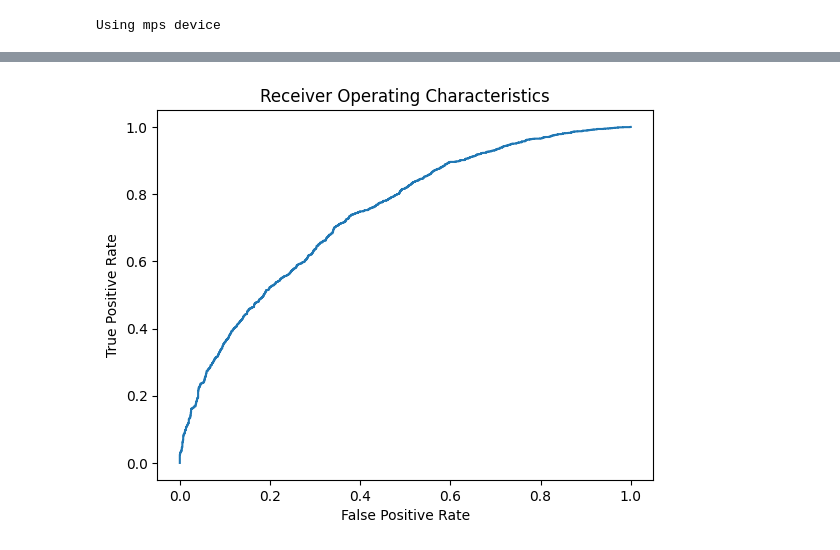
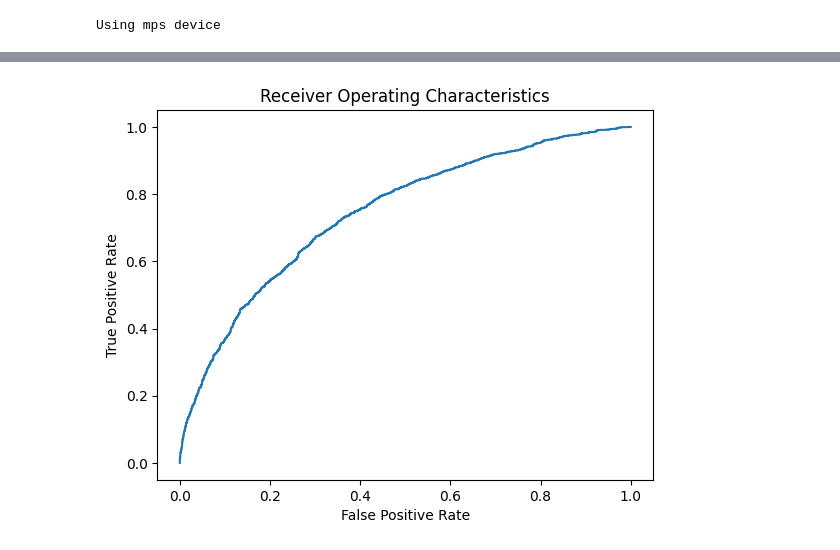
Before and after one commit to dsw225/TennisPredictionModel, a Jupyter notebook: breakpoint/tennis_analyzer_v2.ipynb, the cells around one changed output, grey strips where cells are left out. Cells and saved outputs as stored; diff of their text form; code cells hidden in the pictures.

```diff
--- a/breakpoint/tennis_analyzer_v2.ipynb
+++ b/breakpoint/tennis_analyzer_v2.ipynb
@@ -45,7 +45,7 @@ import joblib
 
 # from render.models import *
 # %%
-start = '20130101'
+start = '20120101'
 end = '20231231'
 match_type = 'm'
 # %%
@@ -65,9 +65,11 @@ end_date = datetime.strptime(end, '%Y%m%d').date()
 
 # games = await sync_to_async(list)(query.all().values())
 
-df = pd.read_csv('testfree48.csv')
+df = pd.read_csv('testout2.csv')
 df['tourney_date'] = pd.to_datetime(df['tourney_date']).dt.date
 df = df[(df['tourney_date'] >= start_date) & (df['tourney_date'] <= end_date)]
+df = df[(df['a_glicko_rd'] <= 150) & (df['b_glicko_rd'] <= 150)]
+
 
 df = df.drop(['tourney_id', 'tourney_name', 'tourney_date', 'a_player_name', 'b_player_name', 'a_player_id', 'a_player_slug', 'b_player_id', 'b_player_slug'], axis=1)
 
@@ -210,7 +210,10 @@ class ResidualBlock(nn.Module):
         return x + residual
 
 class OutcomeProbabilityV6(nn.Module):
-    def __init__(self, input_dim=36, hidden_dim1=64, hidden_dim2=32, hidden_dim3=16, dropout_prob=0.33):
+    def __init__(self, input_dim=172, dropout_prob=0.33):
+        hidden_dim1=input_dim * 2
+        hidden_dim2=input_dim
+        hidden_dim3=round(input_dim/2)
         super(OutcomeProbabilityV6, self).__init__()
         self.fc1 = nn.Linear(input_dim, hidden_dim1)
         self.bn1 = nn.BatchNorm1d(hidden_dim1)
@@ -338,7 +341,7 @@ X_train, X_test, y_train, y_test, idx_train, idx_test = train_test_split(
 )
 
 # Set target accuracy
-target_accuracy = 0.6785 # 75%
+target_accuracy = 0.685 # 75%
 
 final_acc = 0.0
 while final_acc < target_accuracy:
@@ -411,4 +414,4 @@ Final model accuracy on test set: 67.85%
-[figure, old version]
+[figure, new version]
 # %%
 # Display the DataFrame
 # results_df.head()
```
Also changed, not shown: parts of 6 cells of this notebook, 9 other files.
